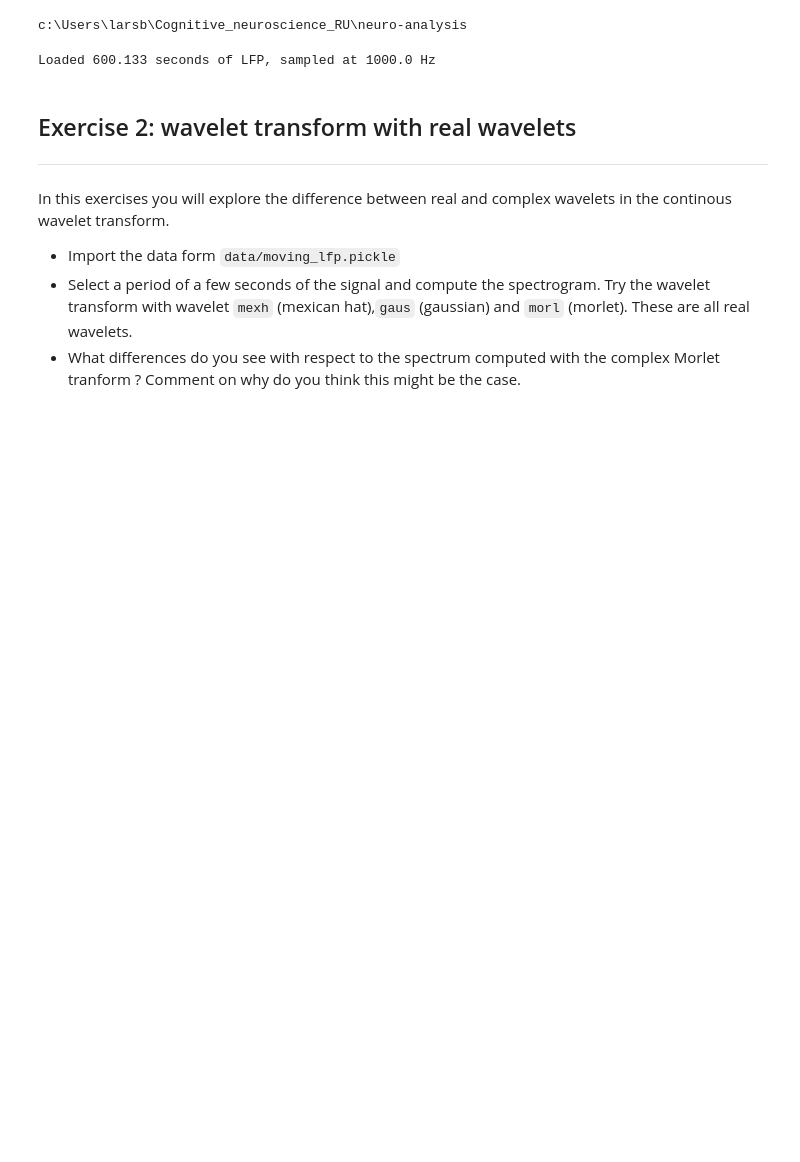
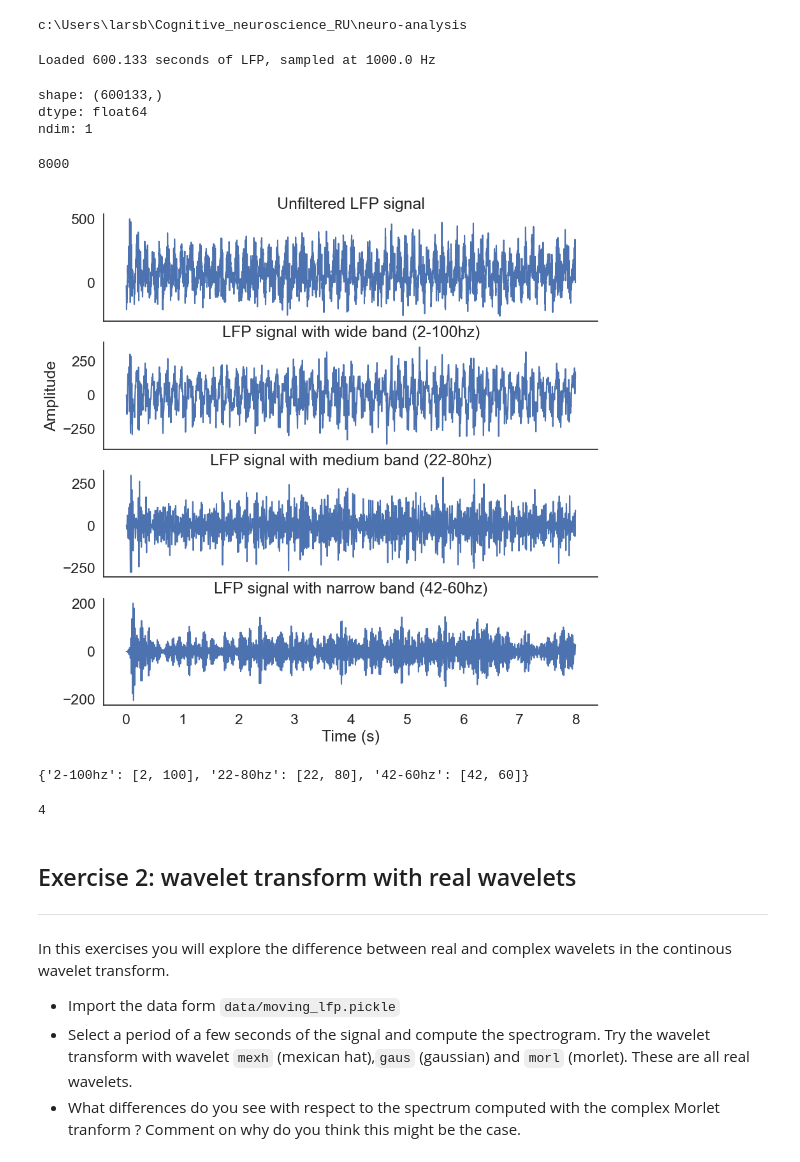
Before and after one commit to lbroekema/neuro-analysis, a Jupyter notebook: exercises_LFP.ipynb, the cells around one changed output. Saved outputs shown, nothing was run; the diff lists cells and outputs as text; code cells hidden in the pictures; blank space fills up the shorter version.

```diff
--- a/exercises_LFP.ipynb
+++ b/exercises_LFP.ipynb
@@ -44,6 +44,75 @@ sampling_rate = lfp_data['sampling_rate']
 print(f'Loaded {len(lfp)/sampling_rate} seconds of LFP, sampled at {sampling_rate} Hz')
 # %% [output]
 Loaded 600.133 seconds of LFP, sampled at 1000.0 Hz
+# %%
+type(lfp)
+
+len(lfp)
+
+print("shape:", lfp.shape)
+print("dtype:", lfp.dtype)
+print("ndim:", lfp.ndim)
+
+fs = 1000
+
+mask = fs*8
+
+# selecting 8 seconds of the lfp signal
+lfp8 = lfp[0:mask]
+
+len(lfp8)
+# %% [output]
+shape: (600133,)
+dtype: float64
+ndim: 1
+8000
+# %%
+from scipy.signal import butter
+from scipy.signal import sosfilt
+
+# creating a dictionary with different freq band widths, centered at 51hz
+bands = {"2-100hz": [2,100],
+         "22-80hz": [22,80],
+         "42-60hz": [42,60]}
+filter_order = 5
+
+lfp_f = [lfp8]
+filters = {}
+
+# filter the lfp signals with the different frequency bands
+for label, band in bands.items():
+    low_f, high_f = band
+    filters[label] = butter(filter_order,[low_f, high_f],
+                btype='band',
+                output='sos',
+                fs=fs)
+    lfp_f.append(sosfilt(filters[label], lfp8))
+
+
+fig, axs = plt.subplots(4,1, sharex = True)
+
+axs[0].plot(np.linspace(0,8,8000), lfp_f[0])
+axs[0].set_title("Unfiltered LFP signal")
+axs[1].plot(np.linspace(0,8,8000), lfp_f[1])
+axs[1].set_title("LFP signal with wide band (2-100hz)")
+axs[2].plot(np.linspace(0,8,8000), lfp_f[2])
+axs[2].set_title("LFP signal with medium band (22-80hz)")
+axs[3].plot(np.linspace(0,8,8000), lfp_f[3])
+axs[3].set_title("LFP signal with narrow band (42-60hz)")
+
+axs[3].set_xlabel("Time (s)")      # alleen onderste plot
+axs[1].set_ylabel("Amplitude")
+fig.get_tight_layout()
+fig.set_size_inches(10, 10)
+# %% [output]
+[figure, added]
+# %%
+print(bands)
+
+len(lfp_f)
+# %% [output]
+{'2-100hz': [2, 100], '22-80hz': [22, 80], '42-60hz': [42, 60]}
+4
 # %% [markdown]
 ## Exercise 2: wavelet transform with real wavelets
 ---
```
